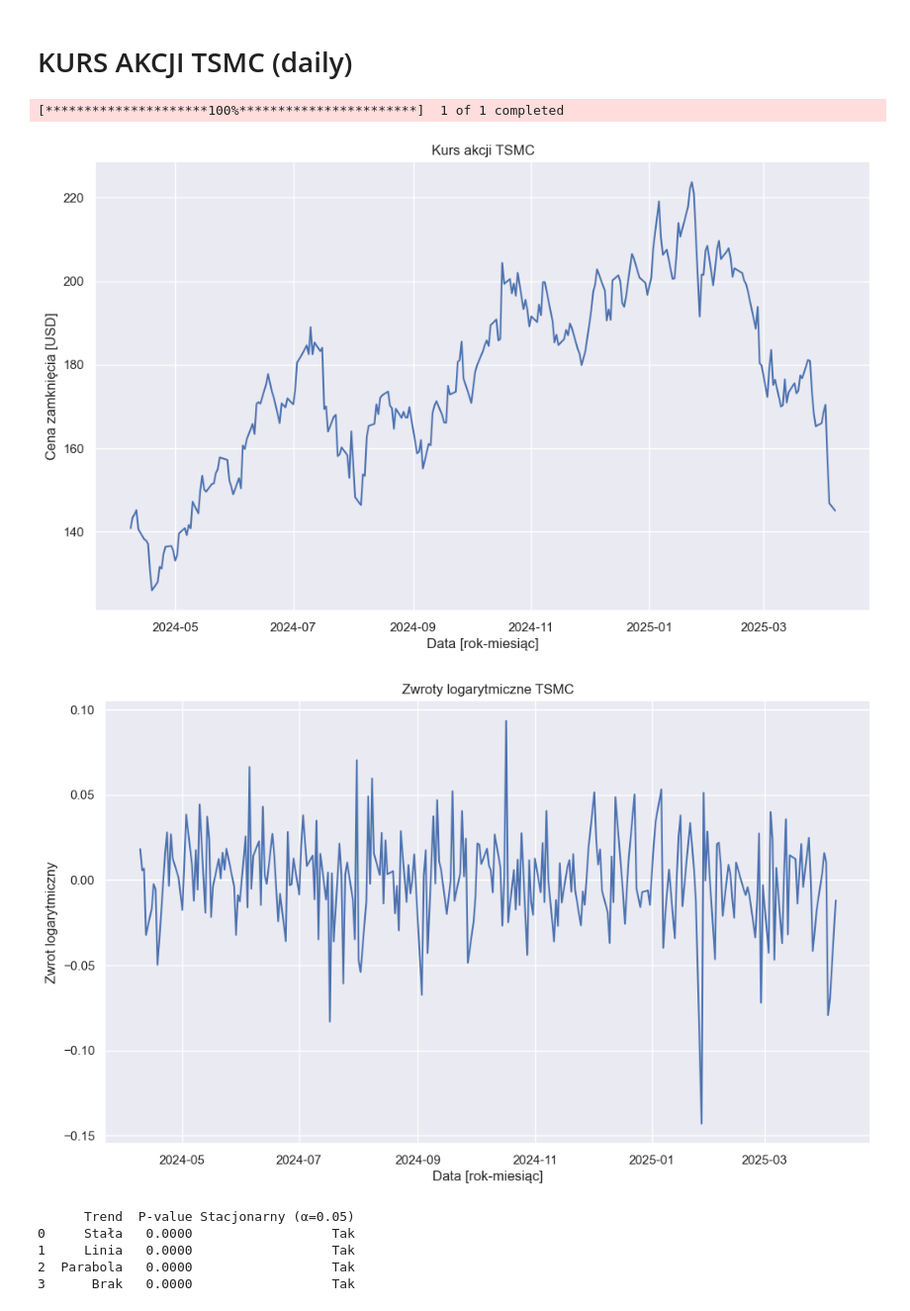
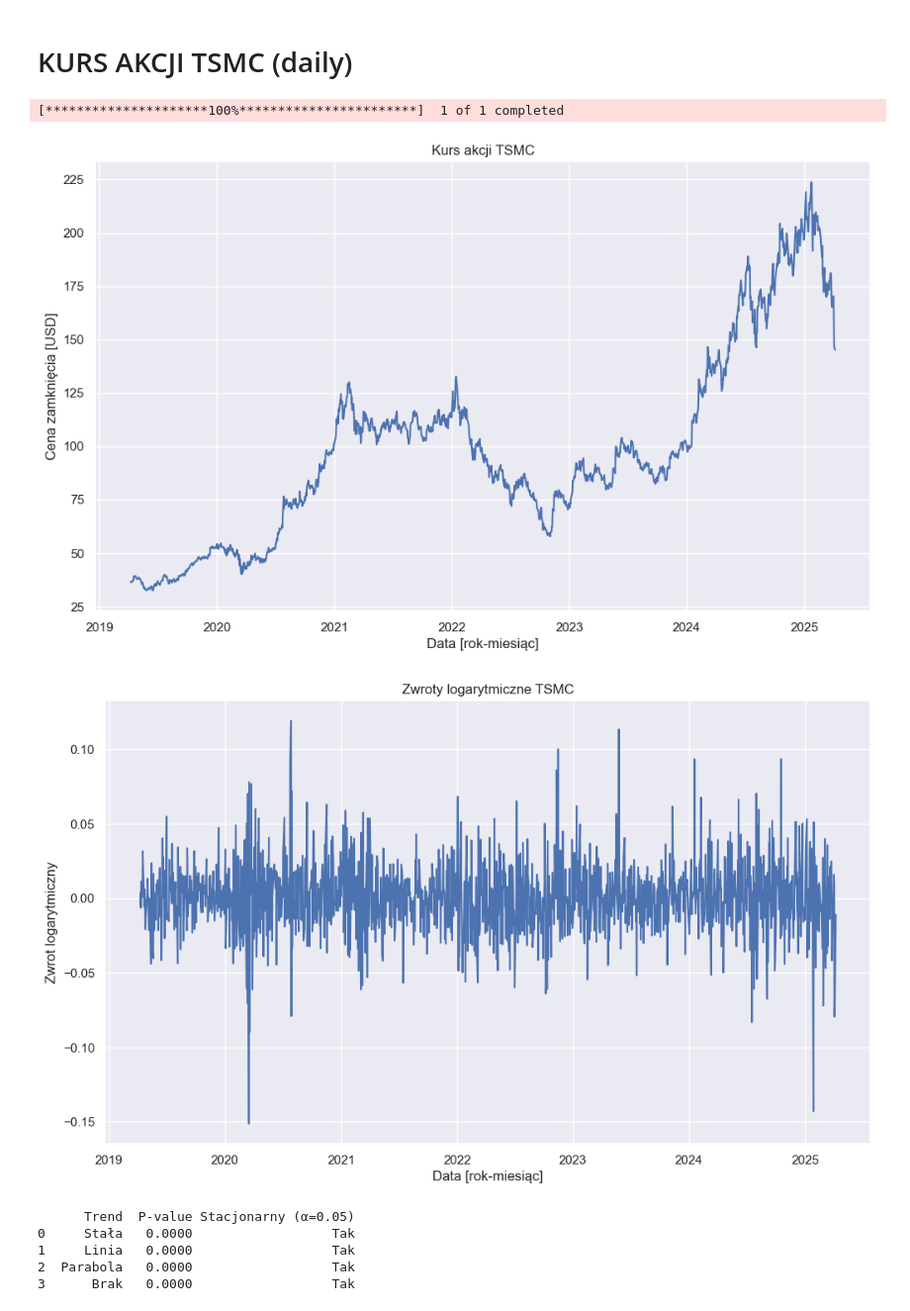
Before and after one commit to mathieuboro/nvidia_risk_management, a Jupyter notebook: projekt 2.ipynb, the cells around one changed output. Shown: that part at 99% size. Saved outputs shown, nothing was run; the diff lists cells and outputs as text; code cells hidden in the pictures.

```diff
--- a/projekt 2.ipynb
+++ b/projekt 2.ipynb
@@ -20,7 +121,7 @@ pd.set_option('display.float_format','{:.4f}'.format)
 # %% [markdown]
 # KURS AKCJI TSMC (daily)
 # %%
-tsmc_data = yf.download('TSM', period = '1y')
+tsmc_data = yf.download('TSM', period = '6y')
 tsmc_data = tsmc_data['Close']
 
 plt.plot(tsmc_data)
@@ -31,15 +132,15 @@ plt.grid(True)
 plt.show()
 # %% [output]
 [*********************100%***********************]  1 of 1 completed
-[figure, old version]
+[figure, new version]
 # %%
-log_returns = np.log(tsmc_data / tsmc_data.shift(1)).dropna()
+log_returns_tsmc = np.log(tsmc_data / tsmc_data.shift(1)).dropna()
 
-plt.plot(log_returns)
+plt.plot(log_returns_tsmc)
 plt.title('Zwroty logarytmiczne TSMC')
 plt.ylabel('Zwrot logarytmiczny')
 plt.xlabel('Data [rok-miesiąc]')
 plt.grid(True)
 plt.show()
 # %% [output]
-[figure, old version]
+[figure, new version]
```
Also changed, not shown: parts of 16 cells of this notebook.
